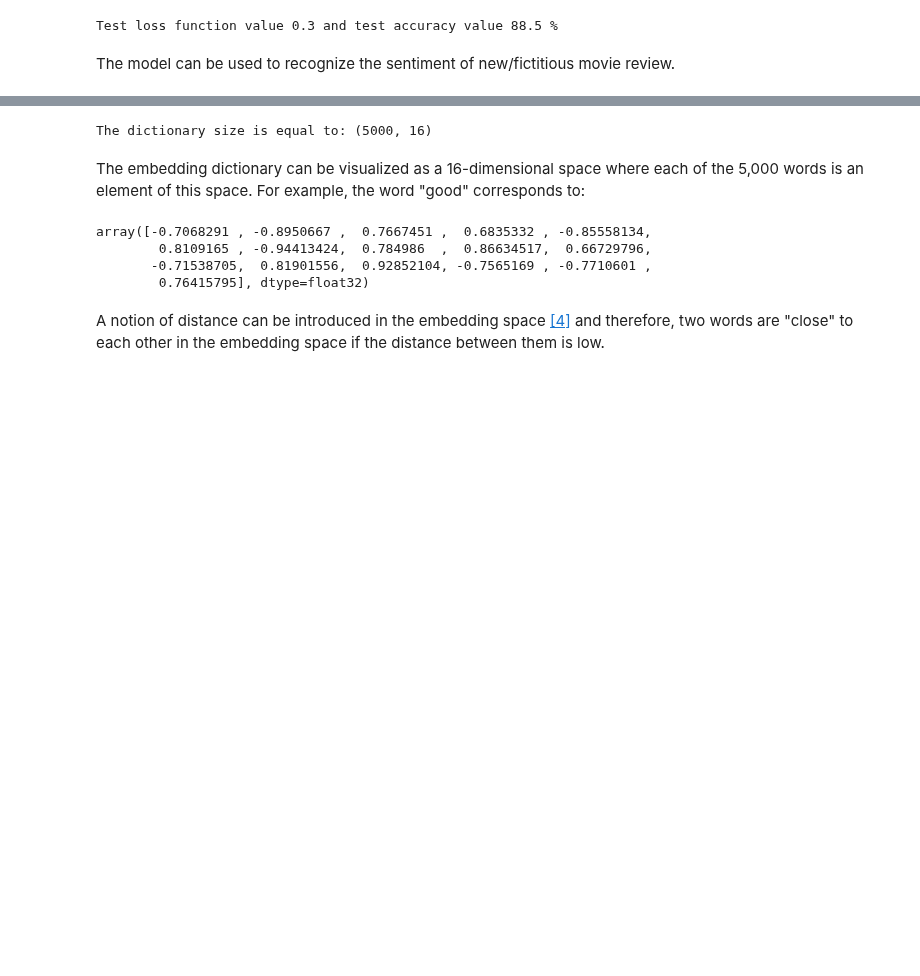
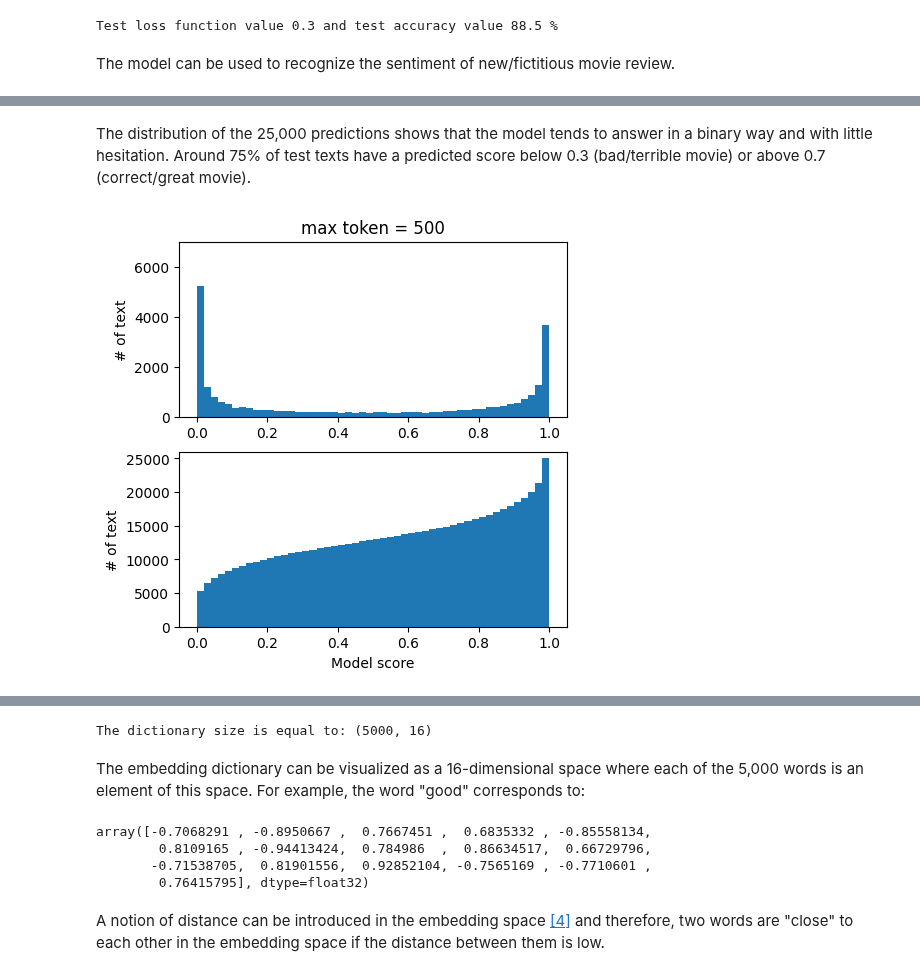
Before and after one commit to Benjamin-morel/TensorFlow, a Jupyter notebook: 02_classification_text.ipynb, the cells around one changed output, grey strips where cells are left out. Cells and saved outputs as stored; diff of their text form; code cells hidden in the pictures; blank space fills up the shorter version.

```diff
--- a/02_classification_text.ipynb
+++ b/02_classification_text.ipynb
@@ -78,9 +74,8 @@ def plot_text(text_batch):
         print("Here's an extract from a positive review:")
         print(text_batch.numpy()[0])
 # %%
-# plot training curves for the training and validation set
-
 def plot_evolution(history):
+  """ plot training curves for the training and validation set  """
   loss_train, loss_val = history[0], history[2]
   acc_train, acc_val = history[1], history[3]
   epochs = range(1, len(acc_train) + 1)
@@ -98,0 +101,10 @@ def plot_evolution(history):
+# %%
+def plot_histo(predictions, max_length):
+  fig = plt.figure(figsize=(5,5))
+  plt.subplot(2,1,1)
+  plt.hist(predictions, bins=50, cumulative=False)
+  plt.ylabel("# of text"), plt.title("max token = %d" %max_length), plt.ylim([0, 7000])
+  plt.subplot(2,1,2)
+  plt.hist(predictions, bins=50, cumulative=True)
+  plt.xlabel("Model score"), plt.ylabel("# of text"), plt.ylim([0, 26000])
+  plt.show()
@@ -302,7 +318,7 @@ if training_phase == "Yes":
   model = create_model()
   stop_early = keras.callbacks.EarlyStopping(monitor='val_binary_accuracy', patience=10, restore_best_weights=True, min_delta=0.001)
 
-  cp_callback = keras.callbacks.ModelCheckpoint(filepath='02_classification_text.keras',
+  cp_callback = keras.callbacks.ModelCheckpoint(filepath='02_classification_text_500.keras',
                                           monitor = "val_binary_accuracy",
                                           save_best_only = True,
                                           mode = "max",
@@ -353,0 +378,2 @@ The movie looks pretty bad. (score model:  0.1 )
+# %%
+predictions = model.predict(raw_test_ds)
@@ -353,0 +398,6 @@ The movie looks pretty bad. (score model:  0.1 )
+# %% [markdown]
+The distribution of the 25,000 predictions shows that the model tends to answer in a binary way and with little hesitation. Around 75% of test texts have a predicted score below 0.3 (bad/terrible movie) or above 0.7 (correct/great movie).
+# %%
+plot_histo(predictions, max_length)
+# %% [output]
+[figure, added]
```
Also changed, not shown: parts of 31 cells of this notebook.
